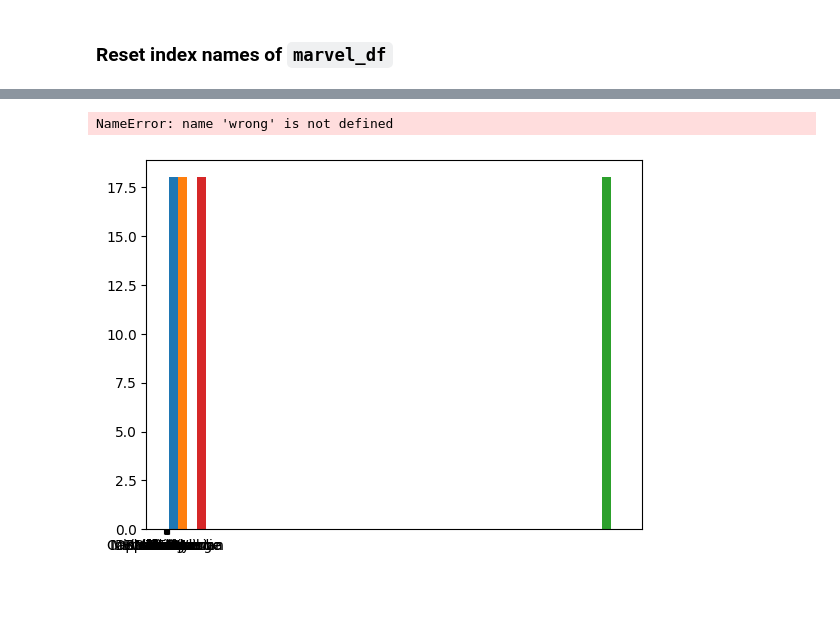
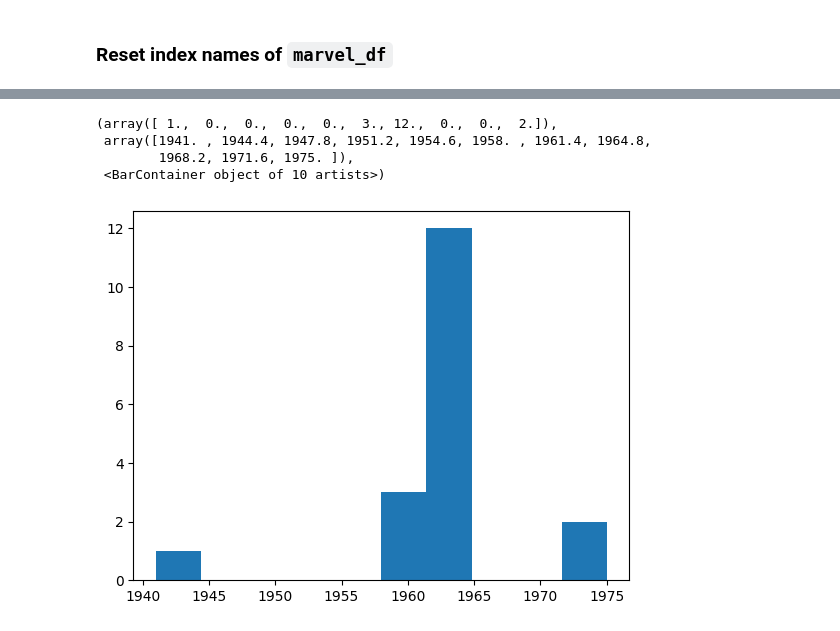
Before and after one commit to ejwang8/PandasExercises, a Jupyter notebook: 4 - Pandas DataFrames exercises.ipynb, the cells around one changed output, grey strips where cells are left out. Drawn from its saved outputs; the diff is of its cells as text; code cells hidden in the pictures; blank space fills up the shorter version.

```diff
--- a/4 - Pandas DataFrames exercises.ipynb
+++ b/4 - Pandas DataFrames exercises.ipynb
@@ -78,6 +78,6 @@ marvel_df.head()
 ### Add column names to the `marvel_df`
 # %%
 # your code goes here
-marvel_df.columns = ['Name', 'Sex', 'First Appearance']
+marvel_df.columns = ['name', 'sex', 'first_appearance']
 marvel_df.head()
 # %% [output]
@@ -93,6 +93,6 @@ marvel_df.head()
 ### Add index names to the `marvel_df` (use the character name as index)
 # %%
 # your code goes here
-marvel_df = marvel_df.set_index('Name')
+marvel_df = marvel_df.set_index('name')
 marvel_df.head()
 # %% [output]
@@ -231,8 +236,8 @@ SyntaxError: invalid syntax (3958176369.py, line 2)
 ### Modify the `first_appearance` of 'Vision' to year 1964
 # %%
 # your code goes here
-marvel_df.loc['Vision', 'First Appearance'] = 1964
-marvel_df.loc['Vision', 'First Appearance']
+marvel_df.loc['Vision', 'first_appearance'] = 1964
+marvel_df.loc['Vision', 'first_appearance']
 # %% [output]
 1964
 # %% [markdown]
@@ -241,6 +246,6 @@ marvel_df.loc['Vision', 'First Appearance']
 ### Add a new column to `marvel_df` called 'years_since' with the years since `first_appearance`
 # %%
 # your code goes here
-marvel_df['years_since'] = 2025 - marvel_df['First Appearance']
+marvel_df['years_since'] = 2025 - marvel_df['first_appearance']
 marvel_df.head()
 # %% [output]
@@ -394,9 +400,12 @@ SyntaxError: unterminated string literal (detected at line 2) (4010264935.py, li
 ### Plot a histogram (plot.hist) with values of `first_appearance`
 # %%
 # your code goes here
-plt.hist(marvel_df) - wrong
+plt.hist(marvel_df['first_appearance'])
 # %% [output]
-NameError: name 'wrong' is not defined
+(array([ 1.,  0.,  0.,  0.,  0.,  3., 12.,  0.,  0.,  2.]),
+ array([1941. , 1944.4, 1947.8, 1951.2, 1954.6, 1958. , 1961.4, 1964.8,
+        1968.2, 1971.6, 1975. ]),
+ <BarContainer object of 10 artists>)
-[figure, old version]
+[figure, new version]
 # %% [markdown]
 ![purple-divider](https://user-images.githubusercontent.com/7065401/52071927-c1cd7100-2562-11e9-908a-dde91ba14e59.png)
```
Also changed, not shown: parts of 21 cells of this notebook.
